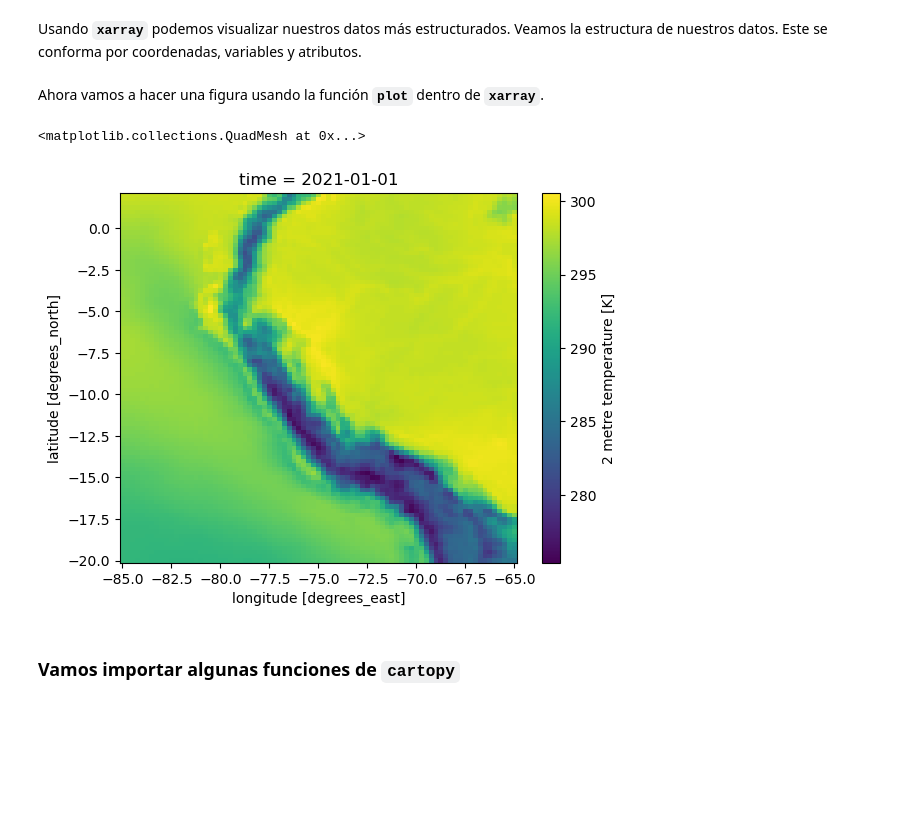
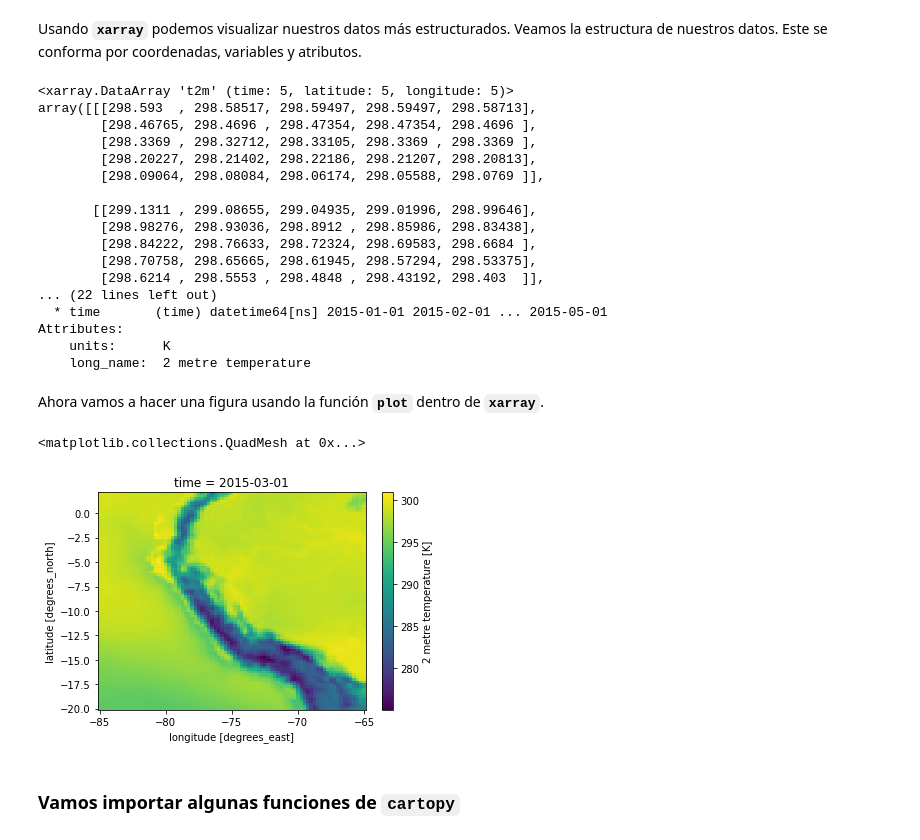
Before and after one commit to cryohydromettools/python_climatologia, a Jupyter notebook: book/dia6/01.Lectura_visualizacion_ERA5.ipynb, the cells around one changed output. Drawn from its saved outputs; the diff is of its cells as text; code cells hidden in the pictures; blank space fills up the shorter version.

```diff
--- a/book/dia6/01.Lectura_visualizacion_ERA5.ipynb
+++ b/book/dia6/01.Lectura_visualizacion_ERA5.ipynb
@@ -7,7 +7,7 @@ import xarray as xr
 # %% [markdown]
 ## Leer datos
 # %%
-ds = xr.open_dataset('../../data/test/era5_2021.nc')
+ds = xr.open_dataset('../../data/test/era5_2015.nc')
 ds
 # %% [output]
 <xarray.Dataset>
@@ -28,13 +28,33 @@ Attributes:
 # %% [markdown]
 Usando **`xarray`** podemos visualizar nuestros datos más estructurados. Veamos la estructura de nuestros datos. Este se conforma por coordenadas, variables y atributos.
+# %%
+ds.t2m.head()
+# %% [output]
+<xarray.DataArray 't2m' (time: 5, latitude: 5, longitude: 5)>
+array([[[298.593  , 298.58517, 298.59497, 298.59497, 298.58713],
+        [298.46765, 298.4696 , 298.47354, 298.47354, 298.4696 ],
+        [298.3369 , 298.32712, 298.33105, 298.3369 , 298.3369 ],
+        [298.20227, 298.21402, 298.22186, 298.21207, 298.20813],
+        [298.09064, 298.08084, 298.06174, 298.05588, 298.0769 ]],
+
+       [[299.1311 , 299.08655, 299.04935, 299.01996, 298.99646],
+        [298.98276, 298.93036, 298.8912 , 298.85986, 298.83438],
+        [298.84222, 298.76633, 298.72324, 298.69583, 298.6684 ],
+        [298.70758, 298.65665, 298.61945, 298.57294, 298.53375],
+        [298.6214 , 298.5553 , 298.4848 , 298.43192, 298.403  ]],
+... (22 lines left out)
+  * time       (time) datetime64[ns] 2015-01-01 2015-02-01 ... 2015-05-01
+Attributes:
+    units:      K
+    long_name:  2 metre temperature
 # %% [markdown]
 Ahora vamos a hacer una figura usando la función **`plot`** dentro de **`xarray`**.
 # %%
 # Vamos a seleccionar el tiempo 1 y conservar las lons y lats.
-ds['t2m'][0].plot()
+ds['t2m'][2].plot()
 # %% [output]
 <matplotlib.collections.QuadMesh at 0x...>
-[figure, old version]
+[figure, new version]
 # %% [markdown]
 ### Vamos importar algunas funciones de **`cartopy`**
 # %%
```
Also changed, not shown: parts of 10 cells of this notebook, 3 other files.
